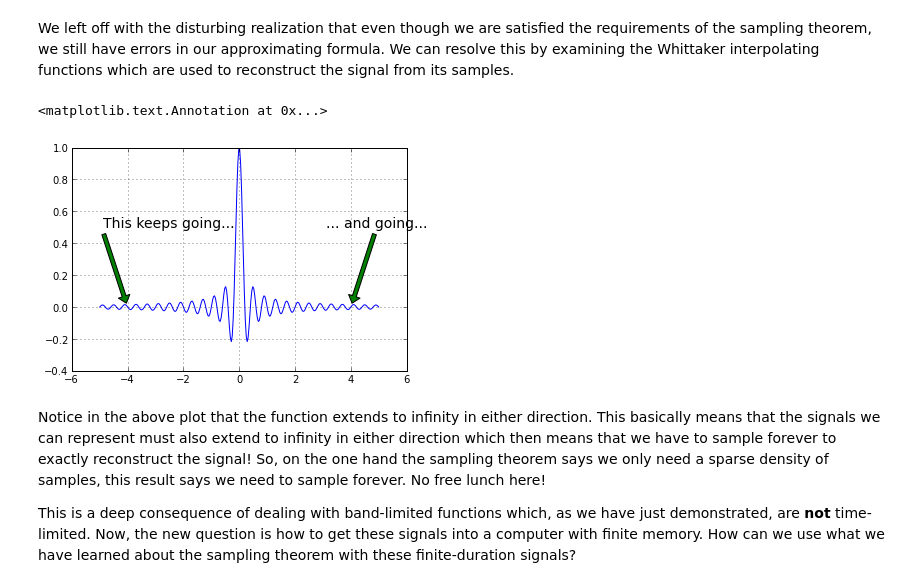
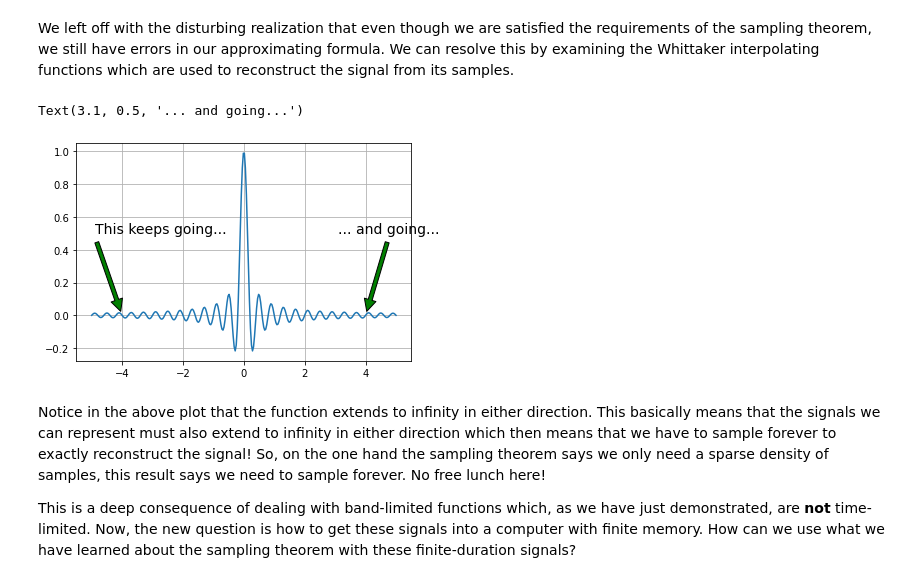
Before and after one commit to bagustris/python-for-signal-processing, a Jupyter notebook: Sampling_Theorem_Part_2.ipynb, the cells around one changed output. Cells and saved outputs as stored; diff of their text form; code cells hidden in the pictures.

```diff
--- a/Sampling_Theorem_Part_2.ipynb
+++ b/Sampling_Theorem_Part_2.ipynb
@@ -1,28 +1,29 @@
 # %% [markdown]
 We left off with the disturbing realization that even though we are satisfied the requirements of the sampling theorem, we still have errors in our approximating formula. We can resolve this by examining the Whittaker interpolating functions which are used to reconstruct the signal  from its samples.
 # %%
-from __future__ import division
+import numpy as np
+import matplotlib.pyplot as plt
 
-t = linspace(-5,5,300) # redefine this here for convenience
+t = np.linspace(-5,5,300) # redefine this here for convenience
 
-fig,ax = subplots()
+fig,ax = plt.subplots()
 
-fs=5.0
-ax.plot(t,sinc(fs * t))
+fs = 5.0
+ax.plot(t, np.sinc(fs * t))
 ax.grid()
 ax.annotate('This keeps going...',
             xy=(-4,0),
             xytext=(-5+.1,0.5),
             arrowprops={'facecolor':'green','shrink':0.05},fontsize=14)
 ax.annotate('... and going...',
             xy=(4,0),
             xytext=(3+.1,0.5),
             arrowprops={'facecolor':'green','shrink':0.05},fontsize=14)
 
 # fig.savefig('figure_00@.png', bbox_inches='tight', dpi=300)
 # %% [output]
-<matplotlib.text.Annotation at 0x...>
+Text(3.1, 0.5, '... and going...')
-[figure, old version]
+[figure, new version]
 # %% [markdown]
 Notice in the above plot that the function extends to infinity in either direction. This basically means that the signals we can represent must also extend to infinity in either direction which then means that we have to sample forever to exactly reconstruct the signal! So, on the one hand the sampling theorem says we only need a sparse density of samples, this result says we need to sample forever. No free lunch here!
 
```
Also changed, not shown: parts of 8 cells of this notebook, 1 other file.
